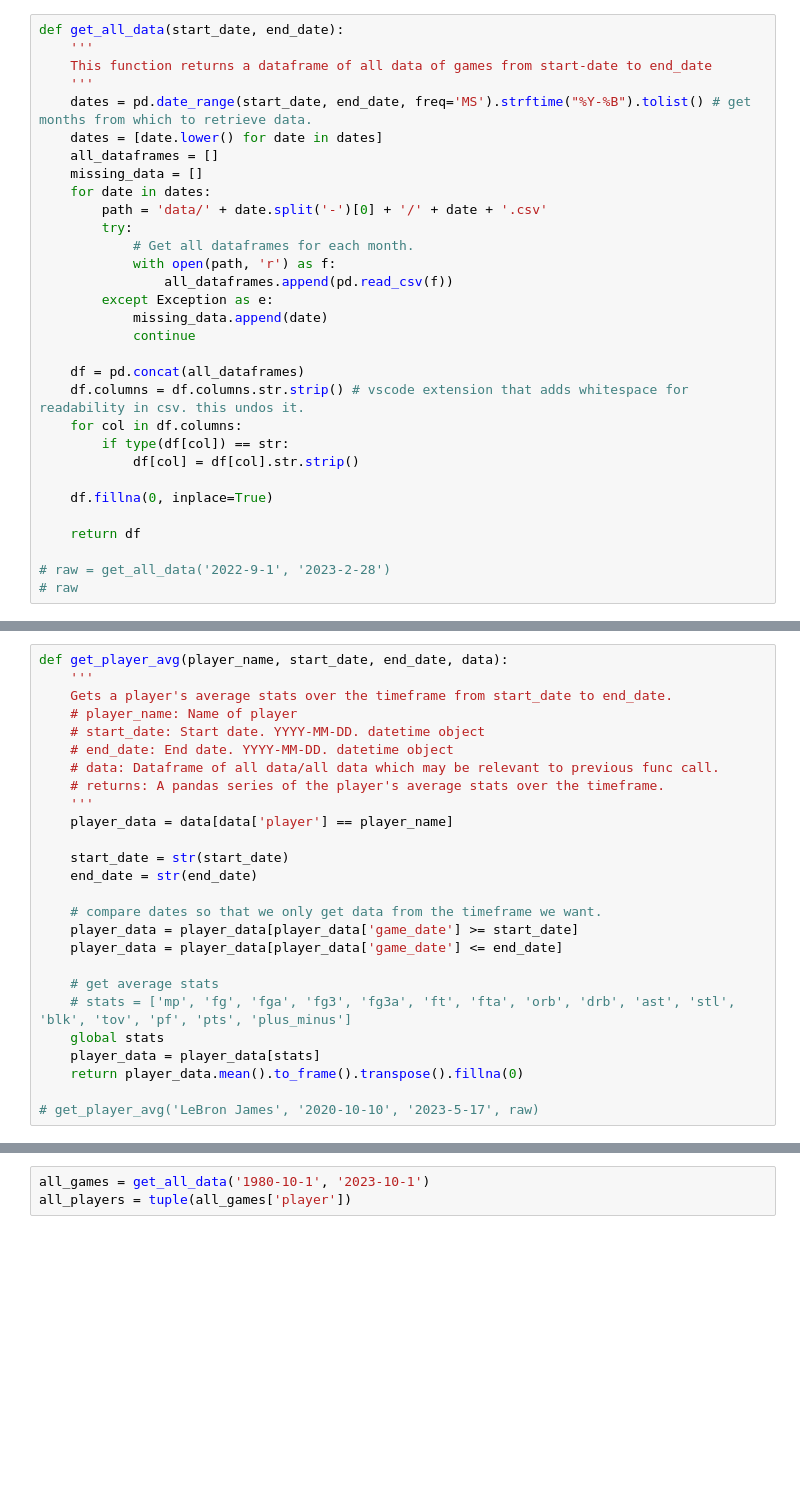
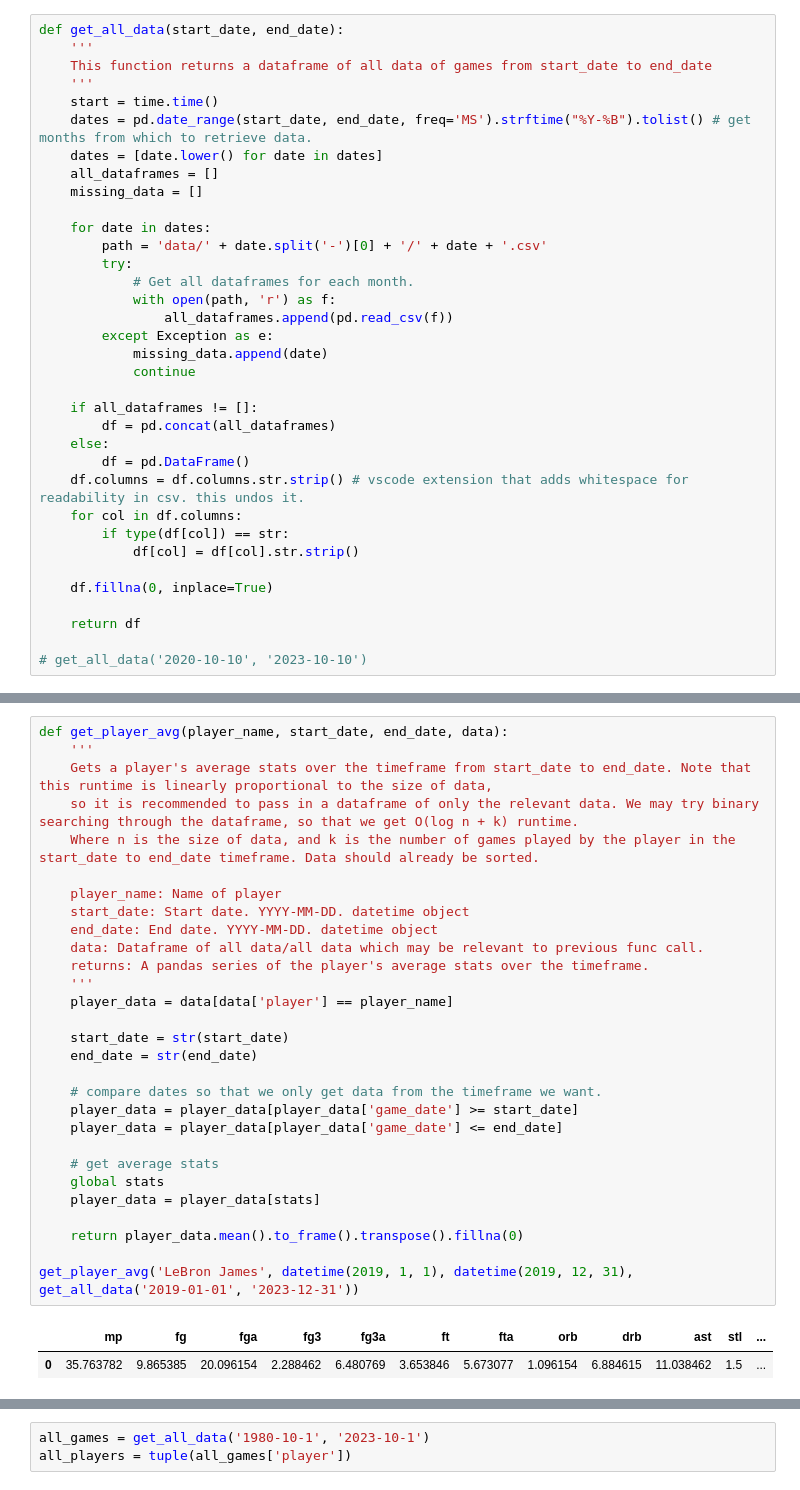
Before and after one commit to MichaelDeng03/over_under, a Jupyter notebook: predict.ipynb, the cells around one changed output, grey strips where cells are left out. Cells and saved outputs as stored; diff of their text form; blank space fills up the shorter version.

Commit message:
Stable. Have not implemented testing yet. Currently working on run-time optimization

```diff
--- a/predict.ipynb
+++ b/predict.ipynb
@@ -27,12 +29,14 @@ stats = ['mp', 'fg', 'fga', 'fg3', 'fg3a', 'ft', 'fta', 'orb', 'drb', 'ast', 'st
 # %%
 def get_all_data(start_date, end_date):
     '''
-    This function returns a dataframe of all data of games from start-date to end_date
+    This function returns a dataframe of all data of games from start_date to end_date
     '''
+    start = time.time()
     dates = pd.date_range(start_date, end_date, freq='MS').strftime("%Y-%B").tolist() # get months from which to retrieve data.
     dates = [date.lower() for date in dates]
     all_dataframes = []
     missing_data = []
+
     for date in dates:
         path = 'data/' + date.split('-')[0] + '/' + date + '.csv'
         try:
@@ -43,7 +47,10 @@ def get_all_data(start_date, end_date):
             missing_data.append(date)
             continue
 
-    df = pd.concat(all_dataframes)
+    if all_dataframes != []:
+        df = pd.concat(all_dataframes)
+    else:
+        df = pd.DataFrame()
     df.columns = df.columns.str.strip() # vscode extension that adds whitespace for readability in csv. this undos it.
     for col in df.columns:
         if type(df[col]) == str:
@@ -53,5 +60,4 @@ def get_all_data(start_date, end_date):
 
     return df
 
-# raw = get_all_data('2022-9-1', '2023-2-28')
-# raw
+# get_all_data('2020-10-10', '2023-10-10')
@@ -58,29 +66,35 @@ def get_all_data(start_date, end_date):
 # %%
 def get_player_avg(player_name, start_date, end_date, data):
     '''
-    Gets a player's average stats over the timeframe from start_date to end_date.
-    # player_name: Name of player
-    # start_date: Start date. YYYY-MM-DD. datetime object
-    # end_date: End date. YYYY-MM-DD. datetime object
-    # data: Dataframe of all data/all data which may be relevant to previous func call.
-    # returns: A pandas series of the player's average stats over the timeframe.
+    Gets a player's average stats over the timeframe from start_date to end_date. Note that this runtime is linearly proportional to the size of data,
+    so it is recommended to pass in a dataframe of only the relevant data. We may try binary searching through the dataframe, so that we get O(log n + k) runtime.
+    Where n is the size of data, and k is the number of games played by the player in the start_date to end_date timeframe. Data should already be sorted.
+
+    player_name: Name of player
+    start_date: Start date. YYYY-MM-DD. datetime object
+    end_date: End date. YYYY-MM-DD. datetime object
+    data: Dataframe of all data/all data which may be relevant to previous func call.
+    returns: A pandas series of the player's average stats over the timeframe.
     '''
     player_data = data[data['player'] == player_name]
 
     start_date = str(start_date)
     end_date = str(end_date)
 
     # compare dates so that we only get data from the timeframe we want.
     player_data = player_data[player_data['game_date'] >= start_date]
     player_data = player_data[player_data['game_date'] <= end_date]
 
     # get average stats
-    # stats = ['mp', 'fg', 'fga', 'fg3', 'fg3a', 'ft', 'fta', 'orb', 'drb', 'ast', 'stl', 'blk', 'tov', 'pf', 'pts', 'plus_minus']
     global stats
     player_data = player_data[stats]
+
     return player_data.mean().to_frame().transpose().fillna(0)
 
-# get_player_avg('LeBron James', '2020-10-10', '2023-5-17', raw)
+get_player_avg('LeBron James', datetime(2019, 1, 1), datetime(2019, 12, 31), get_all_data('2019-01-01', '2023-12-31'))
+# %% [output]
+|  | mp | fg | fga | fg3 | fg3a | ft | fta | orb | drb | ast | stl | ... |
+| 0 | 35.763782 | 9.865385 | 20.096154 | 2.288462 | 6.480769 | 3.653846 | 5.673077 | 1.096154 | 6.884615 | 11.038462 | 1.5 | ... |
 # %%
 def create_row_for_player_game(player, game, data, order_by):
     '''
```
Also changed, not shown: parts of 14 cells of this notebook, 1 other file.
